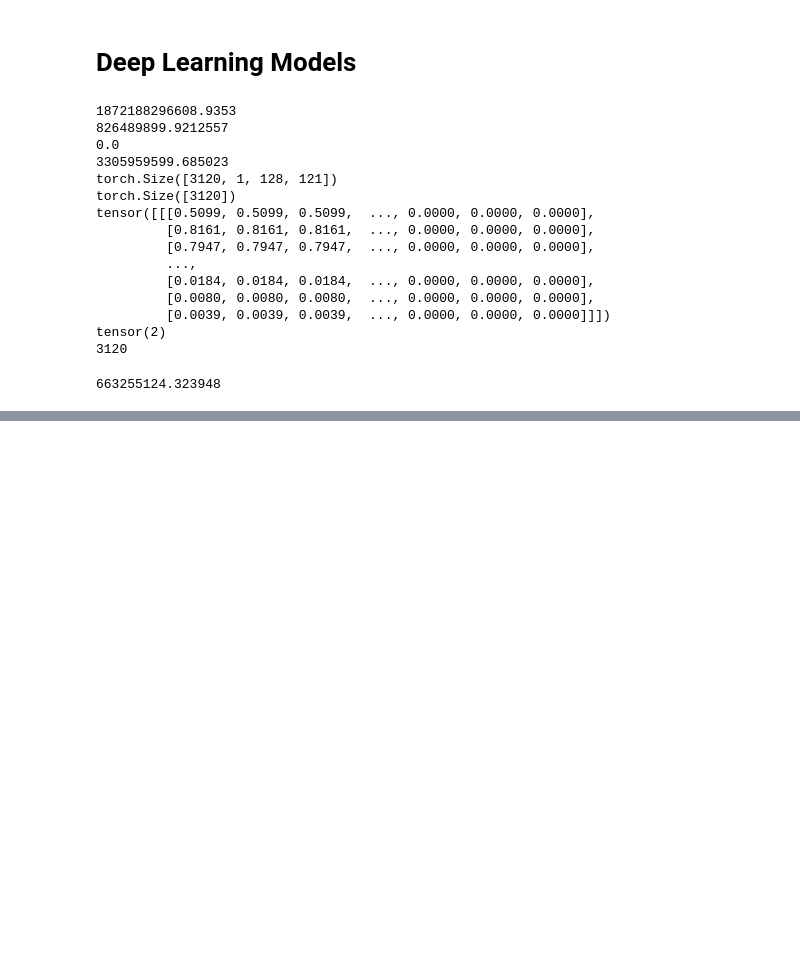
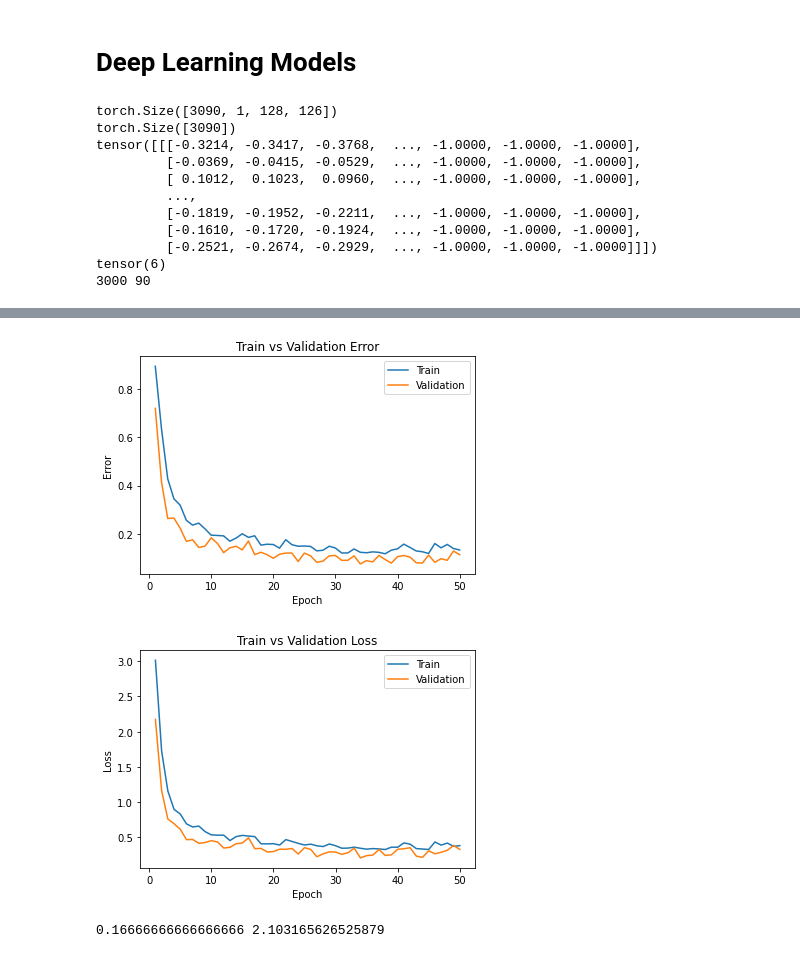
Before and after one commit to Ali-Sab/aps360_project, a Jupyter notebook: APS360_Project.ipynb, the cells around one changed output, grey strips where cells are left out. Drawn from its saved outputs; the diff is of its cells as text; code cells hidden in the pictures; blank space fills up the shorter version.

```diff
--- a/APS360_Project.ipynb
+++ b/APS360_Project.ipynb
@@ -271,6 +241,14 @@ RandomForestClassifier(bootstrap=True, ccp_alpha=0.0, class_weight=None,
 # %%
 print("Validation Accuracy: {}%".format(100*get_accuracy(rfc, x_val, y_val)))
 print("Test Accuracy: {}%".format(100*get_accuracy(rfc, x_test, y_test)))
+
+X_unseen = []
+for i in range(120):
+    S = librosa.feature.melspectrogram(y=X_uniform[i], sr=8000, n_fft=1024, hop_length=44)
+    S = np.kron(S, np.ones((1, 20)))
+    S = S.flatten()
+    X_unseen.append(S)
+print("Unseen Accuracy: {}%".format(100*get_accuracy(rfc, X_unseen, y[:120])))
 # %% [output]
 [Parallel(n_jobs=2)]: Using backend ThreadingBackend with 2 concurrent workers.
 [Parallel(n_jobs=2)]: Done  46 tasks      | elapsed:    0.0s
@@ -410,10 +402,10 @@ def get_data_loader(data, batch_size, training_percentage=0.7):
 
 batch_size = 64
 # %%
-def train_net(net, data, batch_size=64, learning_rate=1e-3, num_epochs=30, training_percentage=0.7, weight_decay=0, save_checkpoint=True):
+def train_net(net, data, batch_size=64, learning_rate=1e-3, num_epochs=30, training_percentage=0.8, weight_decay=0, save_checkpoint=True):
     ########################################################################
     # Obtain the PyTorch data loader objects to load batches of the datasets
-    train_loader, val_loader, test_loader = get_data_loader(
+    train_loader, val_loader = get_data_loader(
             data, batch_size, training_percentage)
     ########################################################################
     # Define the Loss function and optimizer
@@ -422,7 +414,7 @@ def train_net(net, data, batch_size=64, learning_rate=1e-3, num_epochs=30, train
     # the neural network and scalar label.
     # Optimizer will be SGD with Momentum.
     criterion = nn.CrossEntropyLoss()
-    optimizer = optim.SGD(net.parameters(), lr=learning_rate, momentum=0.9, weight_decay=weight_decay)
+    optimizer = optim.Adam(net.parameters(), lr=learning_rate, weight_decay=weight_decay)
     ########################################################################
     # Set up some numpy arrays to store the training/test loss/erruracy
     train_err = np.zeros(num_epochs)
@@ -581,17 +573,22 @@ X_final = []
 if(use_mel):
     # Get melspectrograms of each sample
     for i in range(len(X_uniform)):
-        S = librosa.feature.melspectrogram(y=X_uniform[i], sr=8000)
-        S = np.kron(S, np.ones((1, 11)))
-        X_final.append(S)
+        noise = np.random.normal(0, 0.02, 4000)
+        normalized = librosa.util.normalize(X_uniform[i])
+        if (i > 1500): normalized += noise #1500 so only half have noise
+        S = librosa.feature.melspectrogram(y=normalized, n_fft=1024, hop_length=32, sr=8000)
+        mellog = np.log(S + 1e-9)
+        melnormalized = librosa.util.normalize(mellog)
+        #S = np.kron(S, np.ones((1, 11)))
+        X_final.append(melnormalized)
 else:
     X_final = X_uniform
 
-X_np = np.array(X_final)
+'''X_np = np.array(X_final)
 print(X_np.max())
 print(X_np.mean())
 X_np = np.clip(X_np, 0, X_np.mean()*4)    # 1600 mels is 2000hz, which is the highest frequency we expect from a person
-X_final = scale_minmax(X_np, 0, 1)
+X_final = scale_minmax(X_np, 0, 1)'''
 X_tensor = torch.Tensor(X_final)
 y_tensor = torch.Tensor(y).long()
 
@@ -601,27 +598,27 @@ print(y_tensor.shape)
 print(X_tensor[0])
 print(y_tensor[0])
 
-dataset = TensorDataset(X_tensor, y_tensor)
-print(len(dataset))
+train_dataset = TensorDataset(X_tensor[90:], y_tensor[90:])
+unseen_data = TensorDataset(X_tensor[:90], y_tensor[:90])
+print(len(train_dataset), len(unseen_data))
 # %% [output]
-1872188296608.9353
-826489899.9212557
-0.0
-3305959599.685023
-torch.Size([3120, 1, 128, 121])
-torch.Size([3120])
-tensor([[[0.5099, 0.5099, 0.5099,  ..., 0.0000, 0.0000, 0.0000],
-         [0.8161, 0.8161, 0.8161,  ..., 0.0000, 0.0000, 0.0000],
-         [0.7947, 0.7947, 0.7947,  ..., 0.0000, 0.0000, 0.0000],
+torch.Size([3090, 1, 128, 126])
+torch.Size([3090])
+tensor([[[-0.3214, -0.3417, -0.3768,  ..., -1.0000, -1.0000, -1.0000],
+         [-0.0369, -0.0415, -0.0529,  ..., -1.0000, -1.0000, -1.0000],
+         [ 0.1012,  0.1023,  0.0960,  ..., -1.0000, -1.0000, -1.0000],
          ...,
-         [0.0184, 0.0184, 0.0184,  ..., 0.0000, 0.0000, 0.0000],
-         [0.0080, 0.0080, 0.0080,  ..., 0.0000, 0.0000, 0.0000],
-         [0.0039, 0.0039, 0.0039,  ..., 0.0000, 0.0000, 0.0000]]])
-tensor(2)
-3120
+         [-0.1819, -0.1952, -0.2211,  ..., -1.0000, -1.0000, -1.0000],
+         [-0.1610, -0.1720, -0.1924,  ..., -1.0000, -1.0000, -1.0000],
+         [-0.2521, -0.2674, -0.2929,  ..., -1.0000, -1.0000, -1.0000]]])
+tensor(6)
+3000 90
-# %%
-print(X_np.std())
-# %% [output]
-663255124.323948
 # %%
 use_cuda = True
+# %%
+net1 = DigitRecognitionNet1()
+if use_cuda:
+  net1 = net1.cuda()
+train_net(net1, train_dataset, batch_size=128, learning_rate=0.01, num_epochs=50, training_percentage=0.8, weight_decay=0, save_checkpoint=False)
+plot_training_curve(get_model_name("DigitRecognitionNet1", 128, 0.02, 49))
+# %% [output]
@@ -627,0 +642,8 @@ use_cuda = True
+[figure, added]
+[figure, added]
+# %%
+unseen_loader = DataLoader(unseen_data, 128)
+err, loss = evaluate(net1, unseen_loader, nn.CrossEntropyLoss())
+print(err, loss)
+# %% [output]
+0.16666666666666666 2.103165626525879
```
Also changed, not shown: parts of 21 cells of this notebook.
